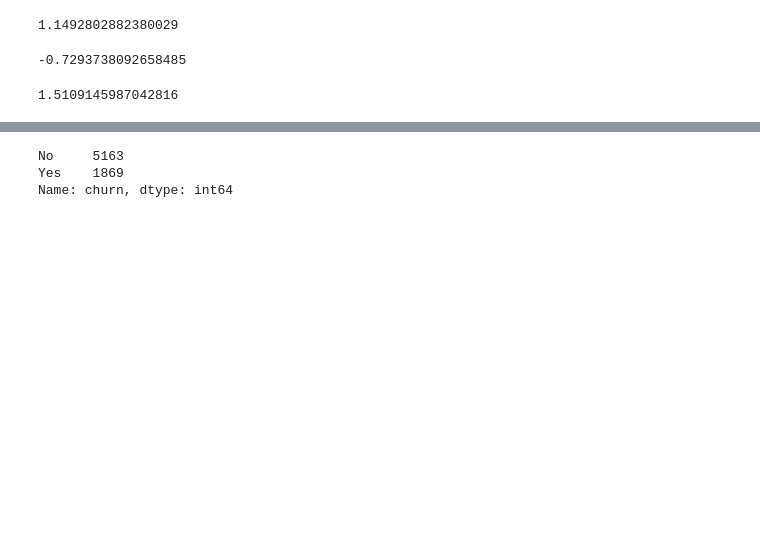
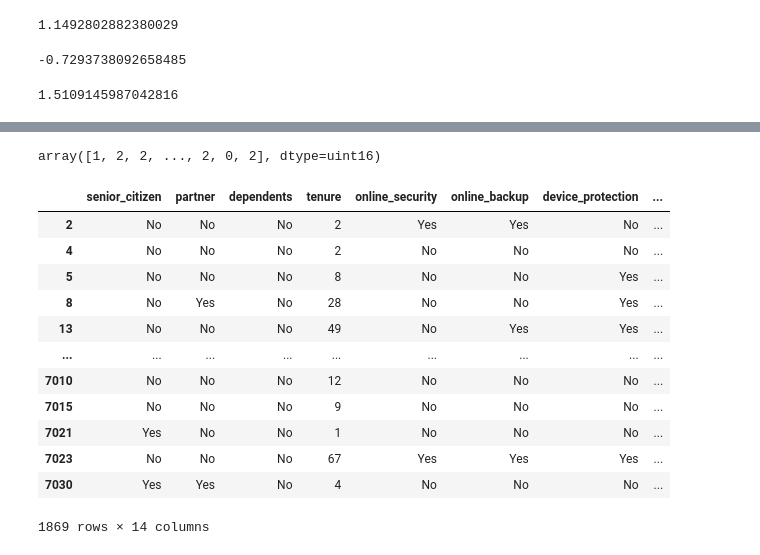
Before and after one commit to FTDS-assignment-bay/p2-final-project-ftds-001-sby-group-001, a Jupyter notebook: data_scientist.ipynb, the cells around one changed output, grey strips where cells are left out. Drawn from its saved outputs; the diff is of its cells as text; code cells hidden in the pictures; blank space fills up the shorter version.

```diff
--- a/data_scientist.ipynb
+++ b/data_scientist.ipynb
@@ -504,6 +499,23 @@ Cluster creation :  6
-# %%
-df['churn'].value_counts()
-# %% [output]
-No     5163
-Yes    1869
-Name: churn, dtype: int64
+# %%
+kp = KPrototypes(n_clusters=3, random_state=42)
+pred = kp.fit_predict(dfnew_final, categorical=index_cat_columns)
+pred
+# %% [output]
+array([1, 2, 2, ..., 2, 0, 2], dtype=uint16)
+# %%
+dfnew['cluster'] = pred
+dfnew
+# %% [output]
+|  | senior_citizen | partner | dependents | tenure | online_security | online_backup | device_protection | ... |
+| 2 | No | No | No | 2 | Yes | Yes | No | ... |
+| 4 | No | No | No | 2 | No | No | No | ... |
+| 5 | No | No | No | 8 | No | No | Yes | ... |
+| 8 | No | Yes | No | 28 | No | No | Yes | ... |
+| 13 | No | No | No | 49 | No | Yes | Yes | ... |
+| ... | ... | ... | ... | ... | ... | ... | ... | ... |
+| 7010 | No | No | No | 12 | No | No | No | ... |
+| 7015 | No | No | No | 9 | No | No | No | ... |
+| 7021 | Yes | No | No | 1 | No | No | No | ... |
+| 7023 | No | No | No | 67 | Yes | Yes | Yes | ... |
+| 7030 | Yes | Yes | No | 4 | No | No | No | ... |
+1869 rows × 14 columns
```
Also changed, not shown: parts of 25 cells of this notebook.
